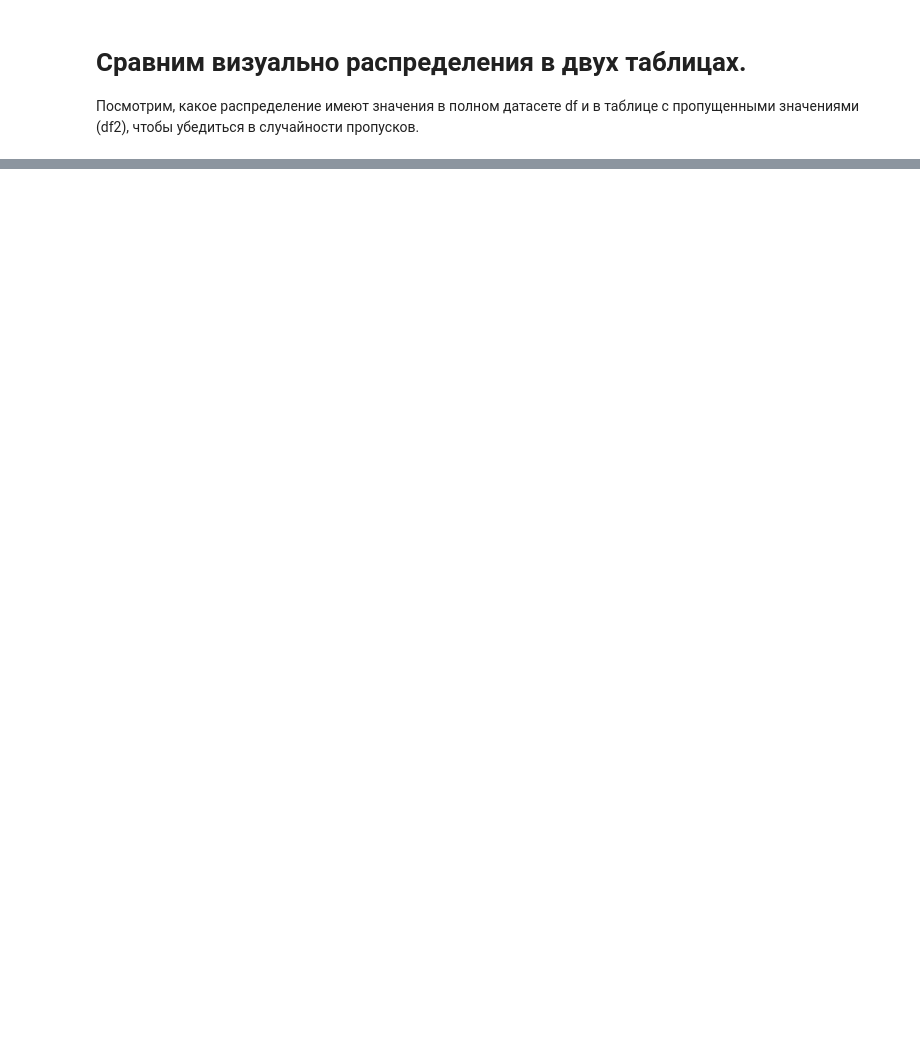
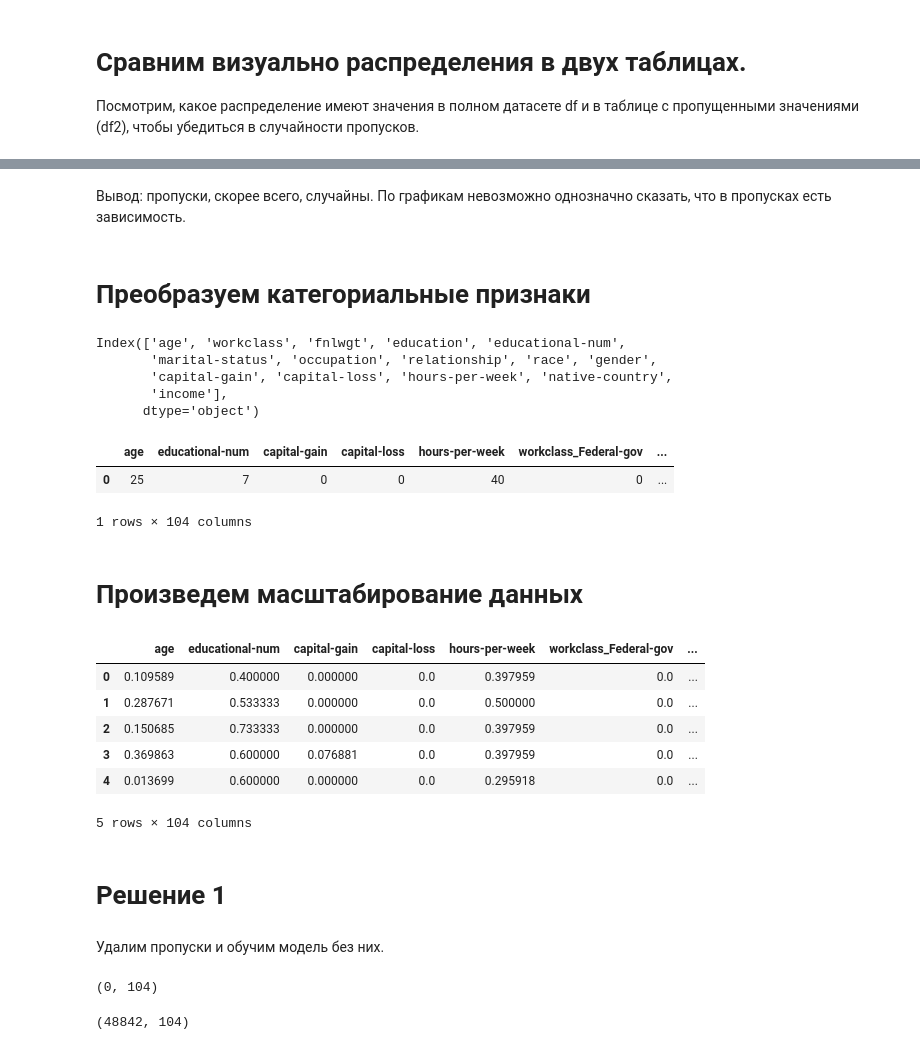
Before and after one commit to miracurue/Adult_project, a Jupyter notebook: Adult_notebook.ipynb, the cells around one changed output, grey strips where cells are left out. Drawn from its saved outputs; the diff is of its cells as text; code cells hidden in the pictures; blank space fills up the shorter version.

Commit message:
Added transformation of categorical variables and scaling of features

```diff
--- a/Adult_notebook.ipynb
+++ b/Adult_notebook.ipynb
@@ -101,0 +113,46 @@ for column in columns:
+# %% [markdown]
+Вывод: пропуски, скорее всего, случайны. По графикам невозможно однозначно сказать, что в пропусках есть зависимость.
+# %% [markdown]
+# Преобразуем категориальные признаки
+# %%
+df.columns
+# %% [output]
+Index(['age', 'workclass', 'fnlwgt', 'education', 'educational-num',
+       'marital-status', 'occupation', 'relationship', 'race', 'gender',
+       'capital-gain', 'capital-loss', 'hours-per-week', 'native-country',
+       'income'],
+      dtype='object')
+# %%
+df_without_col = df.drop(['income', 'fnlwgt'], axis=1)
+# %%
+df_encoded = pd.get_dummies(df_without_col, columns=['workclass', 'education',
+       'marital-status', 'occupation', 'relationship', 'race', 'gender', 'native-country'])
+# %%
+df_encoded.head(1)
+# %% [output]
+|  | age | educational-num | capital-gain | capital-loss | hours-per-week | workclass_Federal-gov | ... |
+| 0 | 25 | 7 | 0 | 0 | 40 | 0 | ... |
+1 rows × 104 columns
+# %% [markdown]
+# Произведем масштабирование данных
+# %%
+scaler = MinMaxScaler()
+df_encoded_norm = pd.DataFrame(scaler.fit_transform(df_encoded), columns=df_encoded.columns)
+# %%
+df_encoded_norm.head()
+# %% [output]
+|  | age | educational-num | capital-gain | capital-loss | hours-per-week | workclass_Federal-gov | ... |
+| 0 | 0.109589 | 0.400000 | 0.000000 | 0.0 | 0.397959 | 0.0 | ... |
+| 1 | 0.287671 | 0.533333 | 0.000000 | 0.0 | 0.500000 | 0.0 | ... |
+| 2 | 0.150685 | 0.733333 | 0.000000 | 0.0 | 0.397959 | 0.0 | ... |
+| 3 | 0.369863 | 0.600000 | 0.076881 | 0.0 | 0.397959 | 0.0 | ... |
+| 4 | 0.013699 | 0.600000 | 0.000000 | 0.0 | 0.295918 | 0.0 | ... |
+5 rows × 104 columns
+# %% [markdown]
+# Решение 1
+# %% [markdown]
+Удалим пропуски и обучим модель без них.
+# %%
+df_encoded_norm[df_encoded_norm.isna().any(axis=1)].shape
+# %% [output]
+(0, 104)
@@ -101,0 +161,4 @@ for column in columns:
+# %%
+df_encoded_norm.shape
+# %% [output]
+(48842, 104)
```
Also changed, not shown: parts of 11 cells of this notebook.
